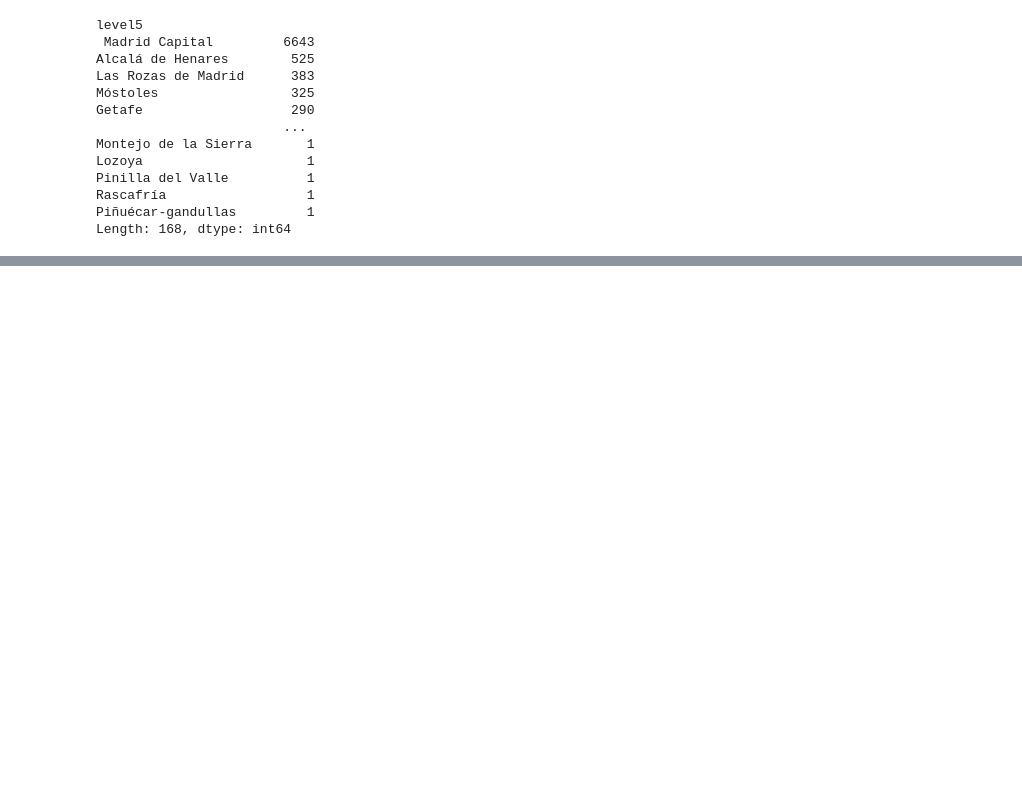
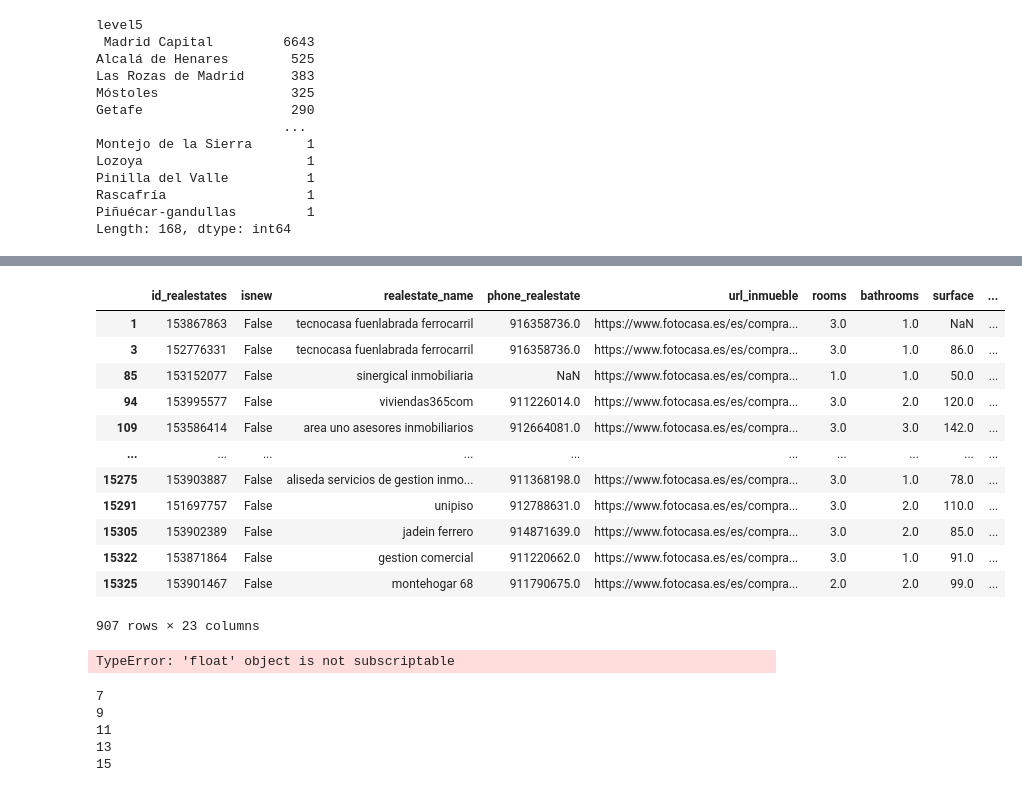
Before and after one commit to FranAssiso/pre_work_ds, a Jupyter notebook: notebooks/01_analysis.ipynb, the cells around one changed output, grey strips where cells are left out. Saved outputs shown, nothing was run; the diff lists cells and outputs as text; code cells hidden in the pictures; blank space fills up the shorter version.

```diff
--- a/notebooks/01_analysis.ipynb
+++ b/notebooks/01_analysis.ipynb
@@ -222,0 +228,48 @@ Length: 168, dtype: int64
+# %%
+new_df = df[df["level5"].isin(["Fuenlabrada", "Leganés", "Getafe", "Alcorcón"])]
+new_df
+# %% [output]
+|  | id_realestates | isnew | realestate_name | phone_realestate | url_inmueble | rooms | bathrooms | surface | ... |
+| 1 | 153867863 | False | tecnocasa fuenlabrada ferrocarril | 916358736.0 | https://www.fotocasa.es/es/compra... | 3.0 | 1.0 | NaN | ... |
+| 3 | 152776331 | False | tecnocasa fuenlabrada ferrocarril | 916358736.0 | https://www.fotocasa.es/es/compra... | 3.0 | 1.0 | 86.0 | ... |
+| 85 | 153152077 | False | sinergical inmobiliaria | NaN | https://www.fotocasa.es/es/compra... | 1.0 | 1.0 | 50.0 | ... |
+| 94 | 153995577 | False | viviendas365com | 911226014.0 | https://www.fotocasa.es/es/compra... | 3.0 | 2.0 | 120.0 | ... |
+| 109 | 153586414 | False | area uno asesores inmobiliarios | 912664081.0 | https://www.fotocasa.es/es/compra... | 3.0 | 3.0 | 142.0 | ... |
+| ... | ... | ... | ... | ... | ... | ... | ... | ... | ... |
+| 15275 | 153903887 | False | aliseda servicios de gestion inmo... | 911368198.0 | https://www.fotocasa.es/es/compra... | 3.0 | 1.0 | 78.0 | ... |
+| 15291 | 151697757 | False | unipiso | 912788631.0 | https://www.fotocasa.es/es/compra... | 3.0 | 2.0 | 110.0 | ... |
+| 15305 | 153902389 | False | jadein ferrero | 914871639.0 | https://www.fotocasa.es/es/compra... | 3.0 | 2.0 | 85.0 | ... |
+| 15322 | 153871864 | False | gestion comercial | 911220662.0 | https://www.fotocasa.es/es/compra... | 3.0 | 1.0 | 91.0 | ... |
+| 15325 | 153901467 | False | montehogar 68 | 911790675.0 | https://www.fotocasa.es/es/compra... | 2.0 | 2.0 | 99.0 | ... |
+907 rows × 23 columns
+# %%
+from ipyleaflet import Map, basemaps, Marker
+
+map = Map(
+    basemap=basemaps.OpenStreetMap.Mapnik,
+    center = (40.35, -3.8),
+    zoom = 10.5
+)
+
+lista1 = lat["latitude"].tolist()
+lista2 = lon["longitude"].tolist()
+
+coordenadas = zip(lista1,lista2)
+
+for lat,lon in coordenadas:
+    marker = Marker(location=(lat, lon))
+    map.add(marker)
+
+map
+# %% [output]
+TypeError: 'float' object is not subscriptable
+# %%
+#bucles o loops
+my_list = [7,9,11,13,15]
+for i in my_list: print (i)
+# %% [output]
+7
+9
+11
+13
+15
```
Also changed, not shown: parts of 3 cells of this notebook.
